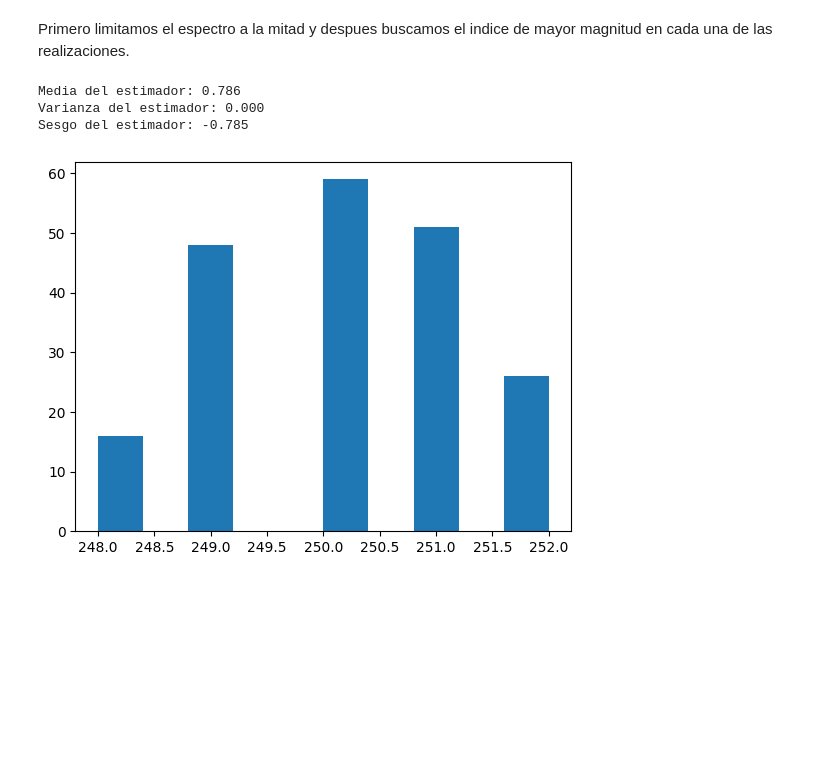
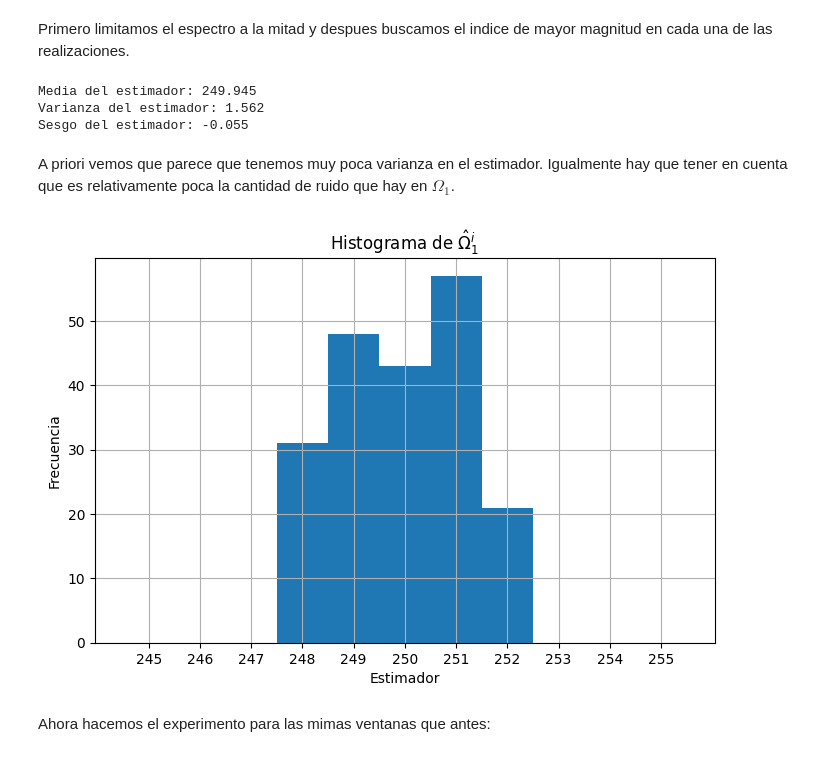
Before and after one commit to tomzuran/PDS2026, a Jupyter notebook: est_espectral2.ipynb, the cells around one changed output. Saved outputs shown, nothing was run; the diff lists cells and outputs as text; code cells hidden in the pictures; blank space fills up the shorter version.

```diff
--- a/est_espectral2.ipynb
+++ b/est_espectral2.ipynb
@@ -689,18 +689,57 @@ _, _ = plot_psd_señal(x10db[-1,:], fs, N, type="line")
 # %% [markdown]
 Primero limitamos el espectro a la mitad y despues buscamos el indice de mayor magnitud en cada una de las realizaciones.
 # %%
-x_fft = np.fft.fft(x10db, axis=1)[:, 0:N//2]
-x_fft_abs = np.abs(x_fft)/N
-estimador_omega = np.argmax(x_fft_abs, axis=1) * (np.pi/2)/(N/2)
+def calcular_estimador_omega(x, N, ventana = None, eliminar_sesgo = True, correccion = 250, zerop = False):
+    if ventana != None:
+        x_ventaneado = x * ventana(N)
+    else:
+        x_ventaneado = x
+
+    muestras = N
+    if zerop != False:
+        muestras = muestras + zerop
+
+    x_ventaneado_fft = np.fft.fft(x_ventaneado, axis=1, n=muestras)
+    x_ventaneado_fft = x_ventaneado_fft[:, 0:muestras//2]
+    x_ventaneado_fft_abs = np.abs(x_ventaneado_fft)/muestras
+
+    e_omega = np.argmax(x_ventaneado_fft_abs, axis=1)
+
+    if eliminar_sesgo:
+        sesgo = np.mean(e_omega) - correccion
+        e_omega = e_omega - sesgo
+
+    return e_omega
+
+estimador_omega = calcular_estimador_omega(x10db, N, eliminar_sesgo=False)
 
 print(f"Media del estimador: {np.mean(estimador_omega):.3f}")
 print(f"Varianza del estimador: {np.var(estimador_omega):.3f}")
-print(f"Sesgo del estimador: {np.mean(estimador_omega) - Omega0:.3f}")
+print(f"Sesgo del estimador: {np.mean(estimador_omega) - (fs/(2*np.pi))*Omega0:.3f}")
 # %% [output]
-Media del estimador: 0.786
-Varianza del estimador: 0.000
-Sesgo del estimador: -0.785
+Media del estimador: 249.945
+Varianza del estimador: 1.562
+Sesgo del estimador: -0.055
+# %% [markdown]
+A priori vemos que parece que tenemos muy poca varianza en el estimador. Igualmente hay que tener en cuenta que es relativamente poca la cantidad de ruido que hay en $\Omega_1$.
 # %%
-_ = plt.hist(estimador_omega)
+import matplotlib.pyplot as plt
+import numpy as np
+
+bins = np.arange(244.5, 255.5 + 1, 1)  # bins centrados en enteros
+
+plt.figure(figsize=(8, 5))
+plt.hist(estimador_omega, bins=bins)
+
+plt.xticks(np.arange(245, 256, 1))
+
+plt.xlabel(r'Estimador')
+plt.ylabel('Frecuencia')
+plt.title(r'Histograma de $\hat{\Omega}_1^i$')
+plt.grid(True)
+
+plt.show()
 # %% [output]
-[figure, old version]
+[figure, new version]
+# %% [markdown]
+Ahora hacemos el experimento para las mimas ventanas que antes:
```
Also changed, not shown: parts of 32 cells of this notebook.
